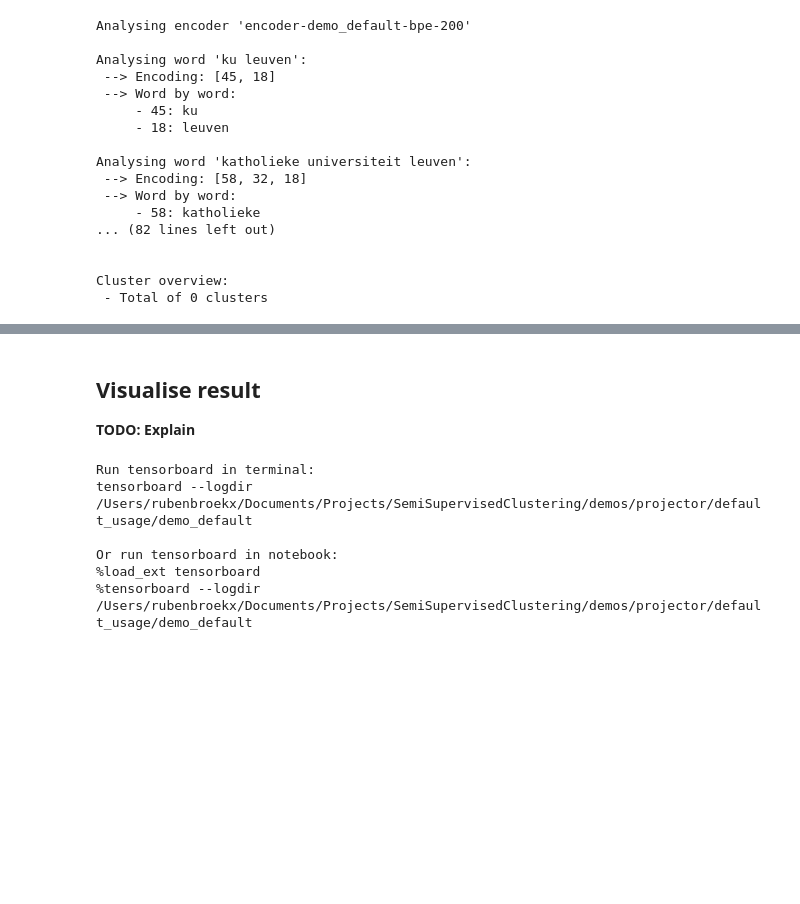
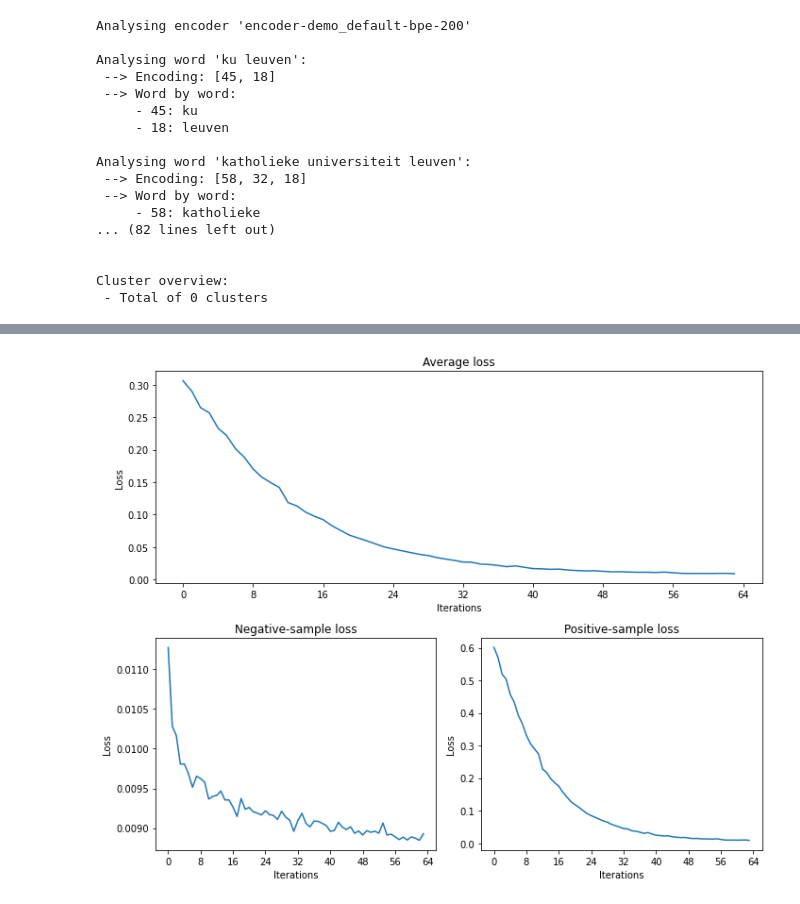
Before and after one commit to RubenPants/SemiSupervisedClustering, a Jupyter notebook: demos/1_default_usage.ipynb, the cells around one changed output, grey strips where cells are left out. Cells and saved outputs as stored; diff of their text form; code cells hidden in the pictures; blank space fills up the shorter version.

```diff
--- a/demos/1_default_usage.ipynb
+++ b/demos/1_default_usage.ipynb
@@ -152,16 +163,21 @@ model.clusterer.add_clusters({
 # %%
 # Add validation data manually
 model.clusterer.add_validation({
-    'Catholic University of Leuven': ['Louvain-la-Neuve', 'Groep T'],
+    'Catholic University of Leuven': ['Louvain-la-Neuve', 'Groep T leuven'],
     'Free University of Brussels': ['Vrije Universiteit Brussel', 'VU Brussel'],
     'University of Ghent': ['UGent', 'Université de Gand'],
+    'University of Hasselt': ['UHasselt'],
+    'University of Antwerp': ['Universiteit van Antwerpen'],
+    'Solvay Business School': ['Solvay school van management'],
+    'Vlerick Business School': ['Vlerick business en management'],
     None: ['kaho sint lieven gent','hogent']
 })
 # %%
 # Validate the non-trained model's performance
+data_temp, _ = model._transform_data(data_unique)
 model.clusterer.set_centroids(
-    items=data_unique,
-    embeddings=model.embed(data_unique),
+    items=data_temp,
+    embeddings=model.embed(data_temp),
 )
 _ = model.validate()
 # %% [output]
@@ -177,11 +198,12 @@ Validation result:
 # %%
 tf.get_logger().setLevel('ERROR')
-model.train(
+loss, loss_split = model.train(
     data=data_clean,
-    epochs=5,
-    iterations=16,
-    n_replaces=20,
+    epochs=1,
+    iterations=64,
+    n_replaces=50,
 )
+tf.get_logger().setLevel('INFO')
 # %% [output]
 ==> Running epoch 1 <==
 Training-clustering overview:
@@ -315,16 +221,29 @@ Validation result:
-# %% [markdown]
-## Visualise result
-
-**TODO: Explain**
-# %%
-model.visualise_tensorboard(
-    data=data_unique,
-    path_projector=Path.cwd() / 'demos/projector/default_usage'
-)
-# %% [output]
-Run tensorboard in terminal:
-tensorboard --logdir /Users/rubenbroekx/Documents/Projects/SemiSupervisedClustering/demos/projector/default_usage/demo_default
-
-Or run tensorboard in notebook:
-%load_ext tensorboard
-%tensorboard --logdir /Users/rubenbroekx/Documents/Projects/SemiSupervisedClustering/demos/projector/default_usage/demo_default
+# %%
+# Plot the loss-graphs
+loss_neg, loss_pos = zip(*loss_split)
+plt.figure(figsize=(10, 8))
+ax = plt.subplot(2, 1, 1)
+plt.plot(loss)
+plt.title("Average loss")
+plt.xlabel("Iterations")
+plt.ylabel("Loss")
+ax.xaxis.set_major_locator(MaxNLocator(integer=True))
+
+ax = plt.subplot(2, 2, 3)
+plt.plot(loss_neg)
+plt.title("Negative-sample loss")
+plt.xlabel("Iterations")
+plt.ylabel("Loss")
+ax.xaxis.set_major_locator(MaxNLocator(integer=True))
+
+ax = plt.subplot(2, 2, 4)
+plt.plot(loss_pos)
+plt.title("Positive-sample loss")
+plt.xlabel("Iterations")
+plt.ylabel("Loss")
+ax.xaxis.set_major_locator(MaxNLocator(integer=True))
+
+plt.tight_layout()
+_ = plt.plot()
+# %% [output]
+[figure, added]
```
Also changed, not shown: parts of 15 cells of this notebook, 44 other files.
